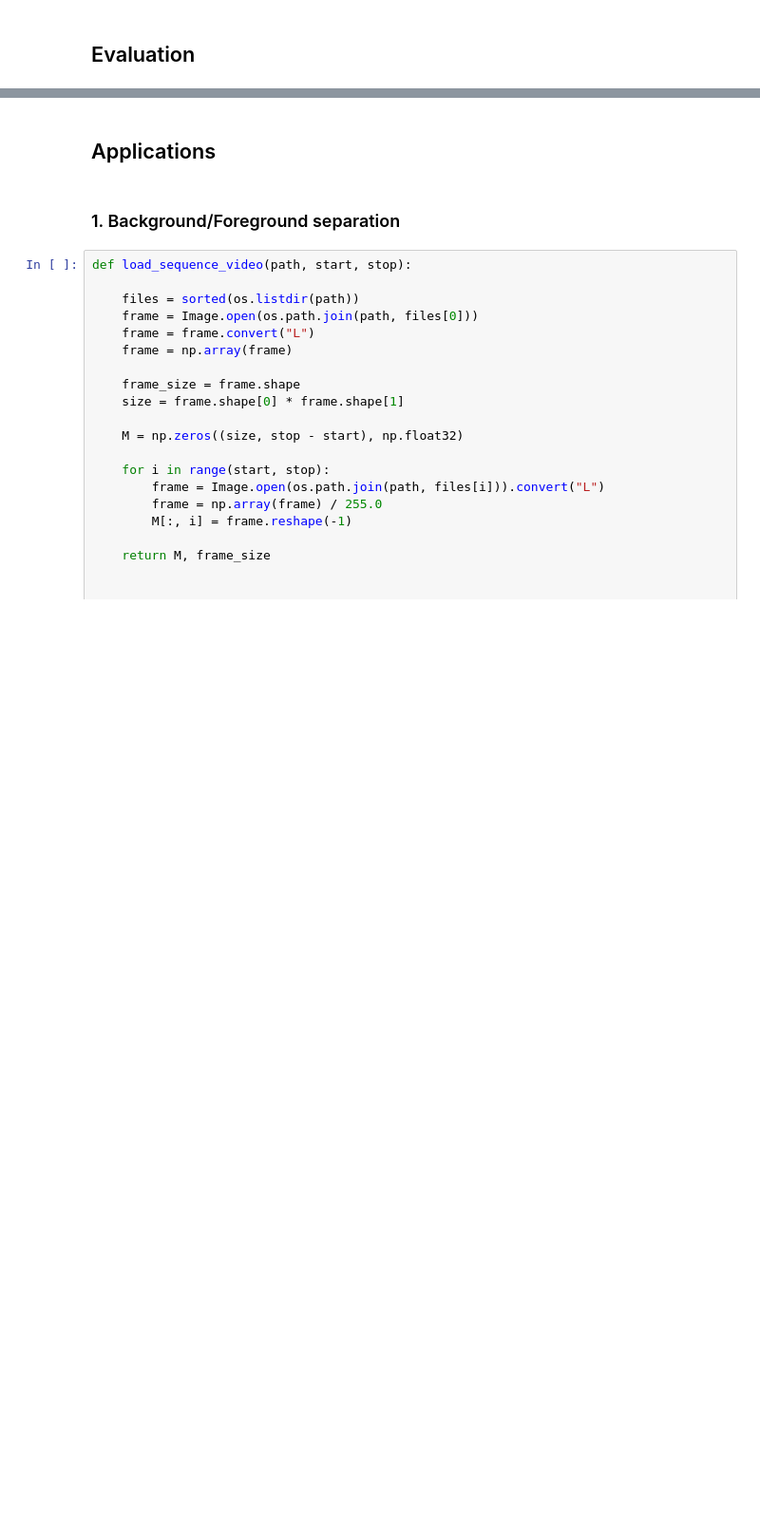
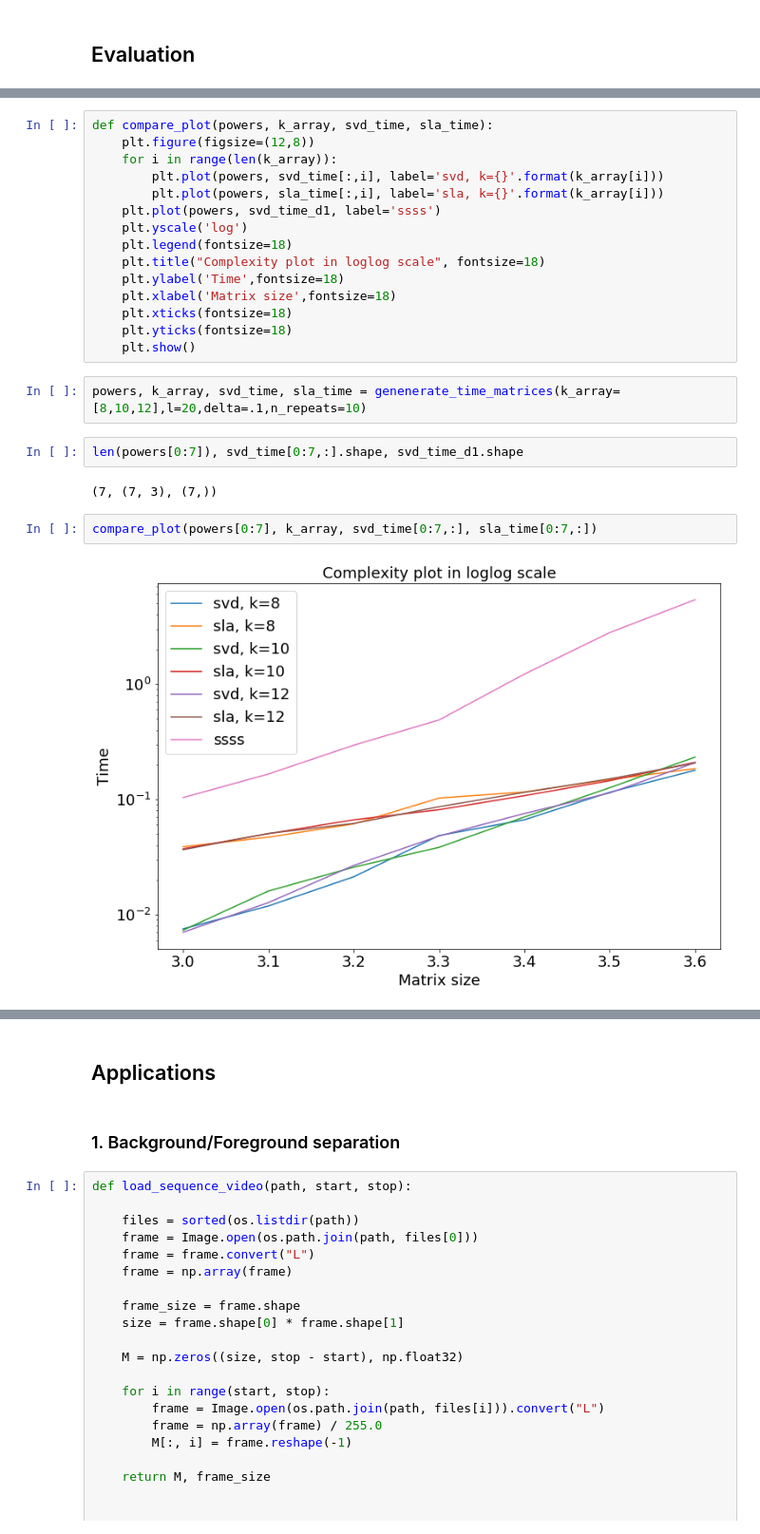
Before and after one commit to viktor-prutyanov/low-rank-2018, a Jupyter notebook: SLA_sparse.ipynb, the cells around one changed output, grey strips where cells are left out. Shown: that part at 95% size. Drawn from its saved outputs; the diff is of its cells as text; blank space fills up the shorter version.

```diff
--- a/SLA_sparse.ipynb
+++ b/SLA_sparse.ipynb
@@ -100,0 +159,25 @@ def SLA(M_cols, m, n, k, delta, l):
+# %%
+def compare_plot(powers, k_array, svd_time, sla_time):
+    plt.figure(figsize=(12,8))
+    for i in range(len(k_array)):
+        plt.plot(powers, svd_time[:,i], label='svd, k={}'.format(k_array[i]))
+        plt.plot(powers, sla_time[:,i], label='sla, k={}'.format(k_array[i]))
+    plt.plot(powers, svd_time_d1, label='ssss')
+    plt.yscale('log')
+    plt.legend(fontsize=18)
+    plt.title("Complexity plot in loglog scale", fontsize=18)
+    plt.ylabel('Time',fontsize=18)
+    plt.xlabel('Matrix size',fontsize=18)
+    plt.xticks(fontsize=18)
+    plt.yticks(fontsize=18)
+    plt.show()
+# %%
+powers, k_array, svd_time, sla_time = genenerate_time_matrices(k_array=[8,10,12],l=20,delta=.1,n_repeats=10)
+# %%
+len(powers[0:7]), svd_time[0:7,:].shape, svd_time_d1.shape
+# %% [output]
+(7, (7, 3), (7,))
+# %%
+compare_plot(powers[0:7], k_array, svd_time[0:7,:], sla_time[0:7,:])
+# %% [output]
+[figure, added]
```
Also changed, not shown: parts of 12 cells of this notebook, 1 other file.
